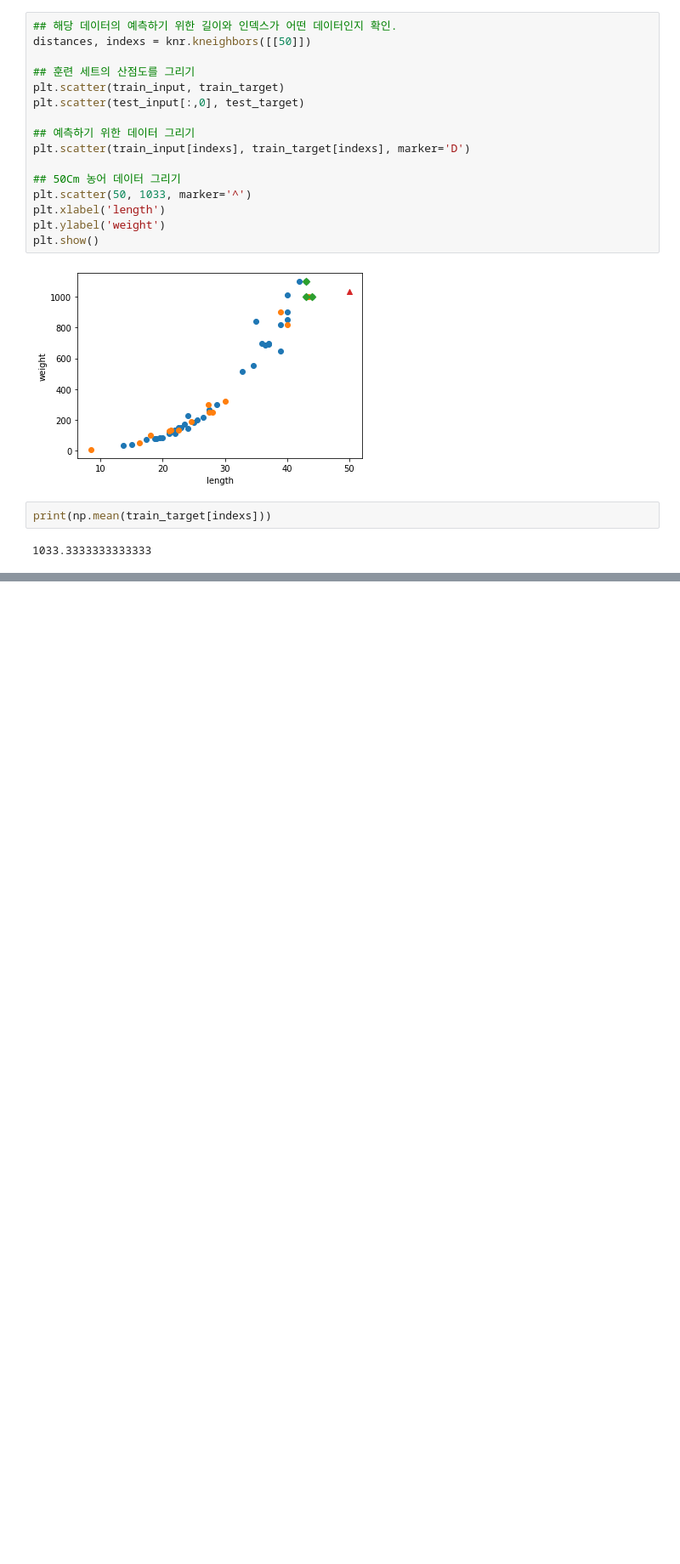
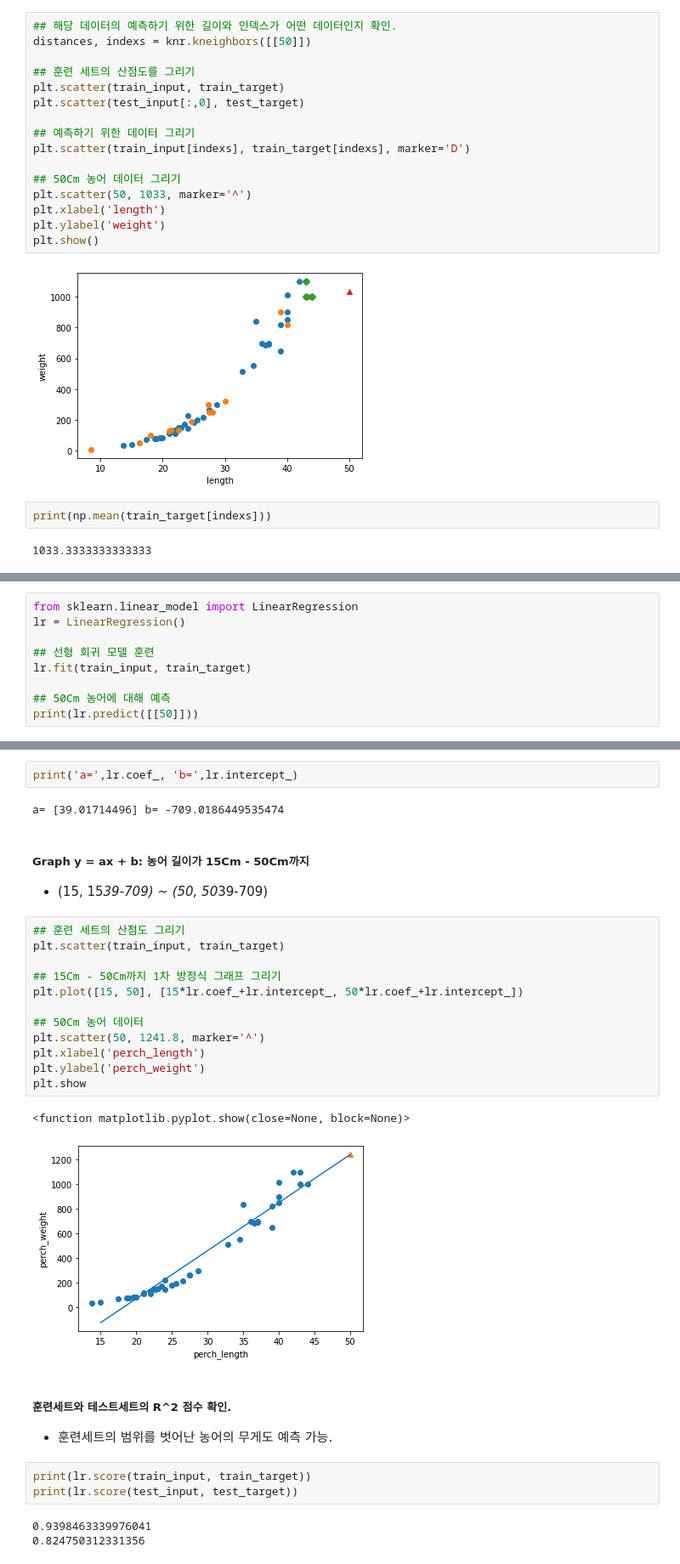
Before and after one commit to Hot-KimChi/ML_DL_study, a Jupyter notebook: 1_Machine Learning/03-2_선형 회귀.ipynb, the cells around one changed output, grey strips where cells are left out. Shown at 85% size. Cells and saved outputs as stored; diff of their text form; blank space fills up the shorter version.

```diff
--- a/1_Machine Learning/03-2_선형 회귀.ipynb
+++ b/1_Machine Learning/03-2_선형 회귀.ipynb
@@ -97,0 +103,9 @@ NameError: name 'knr' is not defined
+# %%
+from sklearn.linear_model import LinearRegression
+lr = LinearRegression()
+
+## 선형 회귀 모델 훈련
+lr.fit(train_input, train_target)
+
+## 50Cm 농어에 대해 예측
+print(lr.predict([[50]]))
@@ -97,0 +117,31 @@ NameError: name 'knr' is not defined
+# %%
+print('a=',lr.coef_, 'b=',lr.intercept_)
+# %% [output]
+a= [39.01714496] b= -709.0186449535474
+# %% [markdown]
+##### Graph y = ax + b: 농어 길이가 15Cm - 50Cm까지
+- (15, 15*39-709) ~ (50, 50*39-709)
+# %%
+## 훈련 세트의 산점도 그리기
+plt.scatter(train_input, train_target)
+
+## 15Cm - 50Cm까지 1차 방정식 그래프 그리기
+plt.plot([15, 50], [15*lr.coef_+lr.intercept_, 50*lr.coef_+lr.intercept_])
+
+## 50Cm 농어 데이터
+plt.scatter(50, 1241.8, marker='^')
+plt.xlabel('perch_length')
+plt.ylabel('perch_weight')
+plt.show
+# %% [output]
+<function matplotlib.pyplot.show(close=None, block=None)>
+[figure, added]
+# %% [markdown]
+##### 훈련세트와 테스트세트의 R^2 점수 확인.
+- 훈련세트의 범위를 벗어난 농어의 무게도 예측 가능.
+# %%
+print(lr.score(train_input, train_target))
+print(lr.score(test_input, test_target))
+# %% [output]
+0.9398463339976041
+0.824750312331356
```
Also changed, not shown: parts of 14 cells of this notebook.
